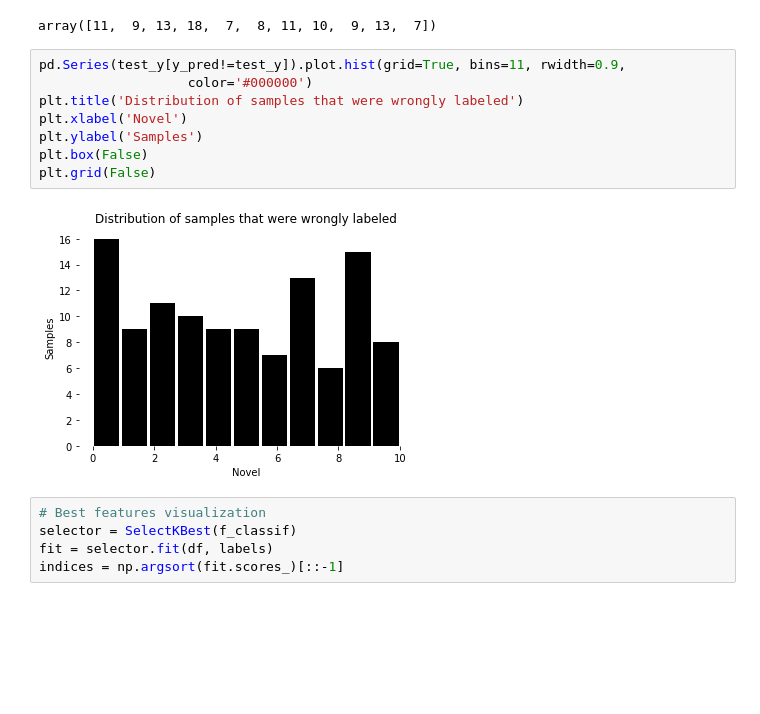
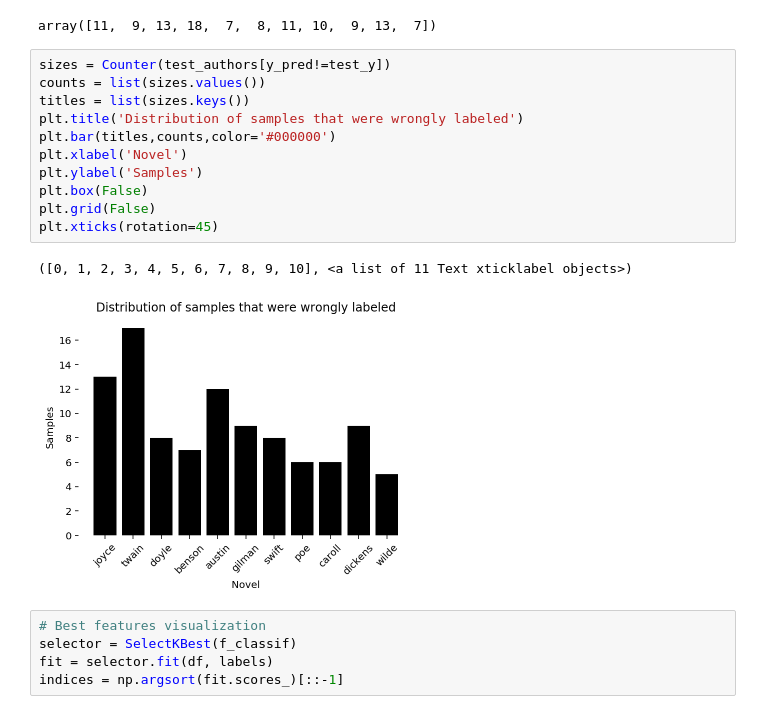
Before and after one commit to ewenw/AuthorML, a Jupyter notebook: Project.ipynb, the cells around one changed output. Saved outputs shown, nothing was run; the diff lists cells and outputs as text; blank space fills up the shorter version.

```diff
--- a/Project.ipynb
+++ b/Project.ipynb
@@ -318,15 +304,19 @@ np.bincount(test_y[y_pred!=test_y])
 # %% [output]
 array([11,  9, 13, 18,  7,  8, 11, 10,  9, 13,  7])
 # %%
-pd.Series(test_y[y_pred!=test_y]).plot.hist(grid=True, bins=11, rwidth=0.9,
-                   color='#000000')
+sizes = Counter(test_authors[y_pred!=test_y])
+counts = list(sizes.values())
+titles = list(sizes.keys())
 plt.title('Distribution of samples that were wrongly labeled')
+plt.bar(titles,counts,color='#000000')
 plt.xlabel('Novel')
 plt.ylabel('Samples')
 plt.box(False)
 plt.grid(False)
+plt.xticks(rotation=45)
 # %% [output]
+([0, 1, 2, 3, 4, 5, 6, 7, 8, 9, 10], <a list of 11 Text xticklabel objects>)
-[figure, old version]
+[figure, new version]
 # %%
 # Best features visualization
 selector = SelectKBest(f_classif)
```
Also changed, not shown: parts of 8 cells of this notebook, 1 other file.
